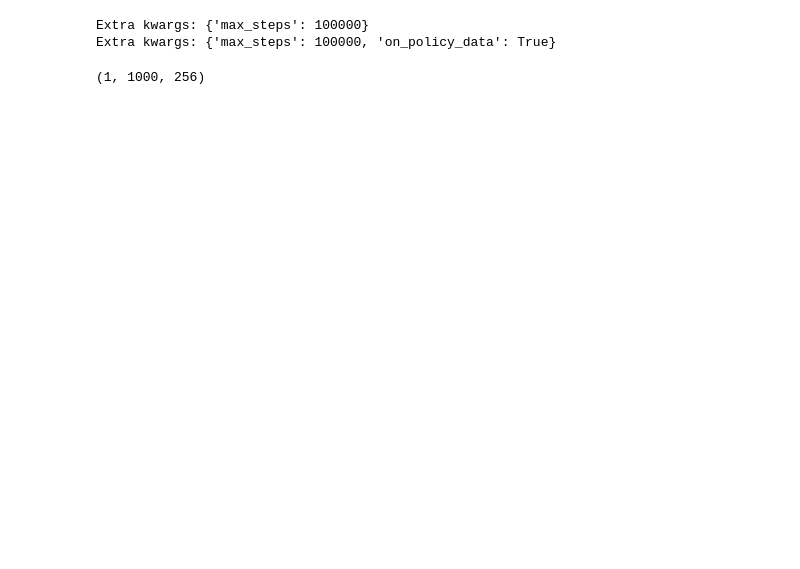
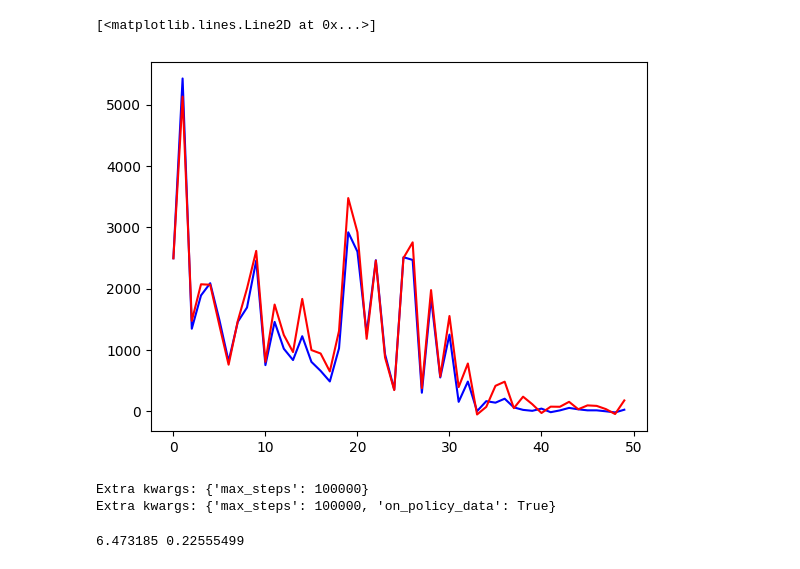
Before and after one commit to kallel-mahdi/supersac, a Jupyter notebook: LQR.ipynb, the cells around one changed output. Cells and saved outputs as stored; diff of their text form; code cells hidden in the pictures; blank space fills up the shorter version.

```diff
--- a/LQR.ipynb
+++ b/LQR.ipynb
@@ -6,17 +7,21 @@ jax.config.update('jax_default_matmul_precision', 'float32')
 
 STATE_DIM,A_DIM = 4,2
 env = LQR.generate(s_dim=STATE_DIM,a_dim=A_DIM,gamma=0.99,episodic=True,horizon=500,random_init=True)
-# %%
-import numpy as np
-size = 10000
-env.reset()
-
-dataset = []
-for i in range(size):
-    action = np.random.sample(A_DIM)
-    obs, reward, done, info = env.step(action)
-    dataset.append(obs)
-    if done or i%500==0:
-        env.reset()
-
-dataset = np.array(dataset)
+# %%
+def evaluate_critic(agent,test_transitions):
+
+
+    K = np.array(agent.actor.params['means']['kernel'])
+    noise = jnp.diag(jnp.exp(agent.actor.params['log_stds']))# For state dependant noise but i think formulation is without
+
+    Q_true = []
+
+    for obs,action in zip(test_transitions["observations"],test_transitions["actions"]):
+
+        Q_true.append(compute_lqr_Q_gaussian_policy(obs,action,env,-K.T,noise))
+
+    Q_true = jnp.array(Q_true)
+
+    Q = agent.critic(test_transitions["observations"],test_transitions["actions"]).mean(axis=0)
+
+    return jnp.sqrt((Q-Q_true)**2).mean(), (Q-Q_true).mean()
@@ -295,3 +320,12 @@ policy_return: -31266.83764083921, undisc_policy_return -394859.8963183985
+# %%
+import matplotlib.pyplot as plt
+
+
+plt.plot([i[1] for i in data],color="blue")
+plt.plot([i[3] for i in data],color="red")
+# %% [output]
+[<matplotlib.lines.Line2D at 0x...>]
+[figure, added]
 # %%
 import copy
 from jaxrl_m.networks import OriginalCritic
@@ -313,14 +357,28 @@ new_agent2 = new_agent2.update_critics_seq(batches,R2)
 # %% [output]
 Extra kwargs: {'max_steps': 100000}
 Extra kwargs: {'max_steps': 100000, 'on_policy_data': True}
-# %%
-
-
-#params = agent.critic.params
-#params = OriginalCritic((256,256)).init(jax.random.PRNGKey(0),batches["observations"],batches["actions"])['params']
-params = {'params':agent.critic.params}
-#output, mod_vars = OriginalCritic((256,256)).apply(params,batches["observations"],batches["actions"],mutable='intermediates')
-output,mod_vars= ensemblize(OriginalCritic,1)(hidden_dims=(256,256)).apply(params,batches["observations"],batches["actions"],mutable='intermediates')
-output.shape
-# %% [output]
-(1, 1000, 256)
+# %%
+transitions = test_buffer.get_all()
+#transitions = replay_buffer.get_all()
+#transitions = jax.tree.map(lambda x:x[:10000],transitions)
+params_on = {'params':agent_on.critic.params}
+params_on = jax.tree.map(lambda x:x[0],params_on)
+params_off = {'params':agent_off.critic.params}
+params_off = jax.tree.map(lambda x:x[0],params_off)
+_,tmp_on= OriginalCritic(hidden_dims=(args.hidden_dims,args.hidden_dims)).apply(params_on,transitions["observations"],transitions["actions"],mutable='intermediates')
+_,tmp_off= OriginalCritic(hidden_dims=(args.hidden_dims,args.hidden_dims)).apply(params_off,transitions["observations"],transitions["actions"],mutable='intermediates')
+
+embeds_on = tmp_on['intermediates']['features'][0]
+embeds_off = tmp_off['intermediates']['features'][0]
+
+@jax.jit
+def pairwise_euclidean(x, y):
+  assert x.ndim == y.ndim == 2
+  return jnp.sqrt(((x[:, None, :] - y[None, :, :]) ** 2).sum(-1))
+
+dist_on = pairwise_euclidean(embeds_on.squeeze(),embeds_on.squeeze())
+dist_off = pairwise_euclidean(embeds_off.squeeze(),embeds_off.squeeze())
+
+print(dist_on.mean(),dist_off.mean())
+# %% [output]
+6.473185 0.22555499
```
Also changed, not shown: parts of 8 cells of this notebook, 8 other files.
